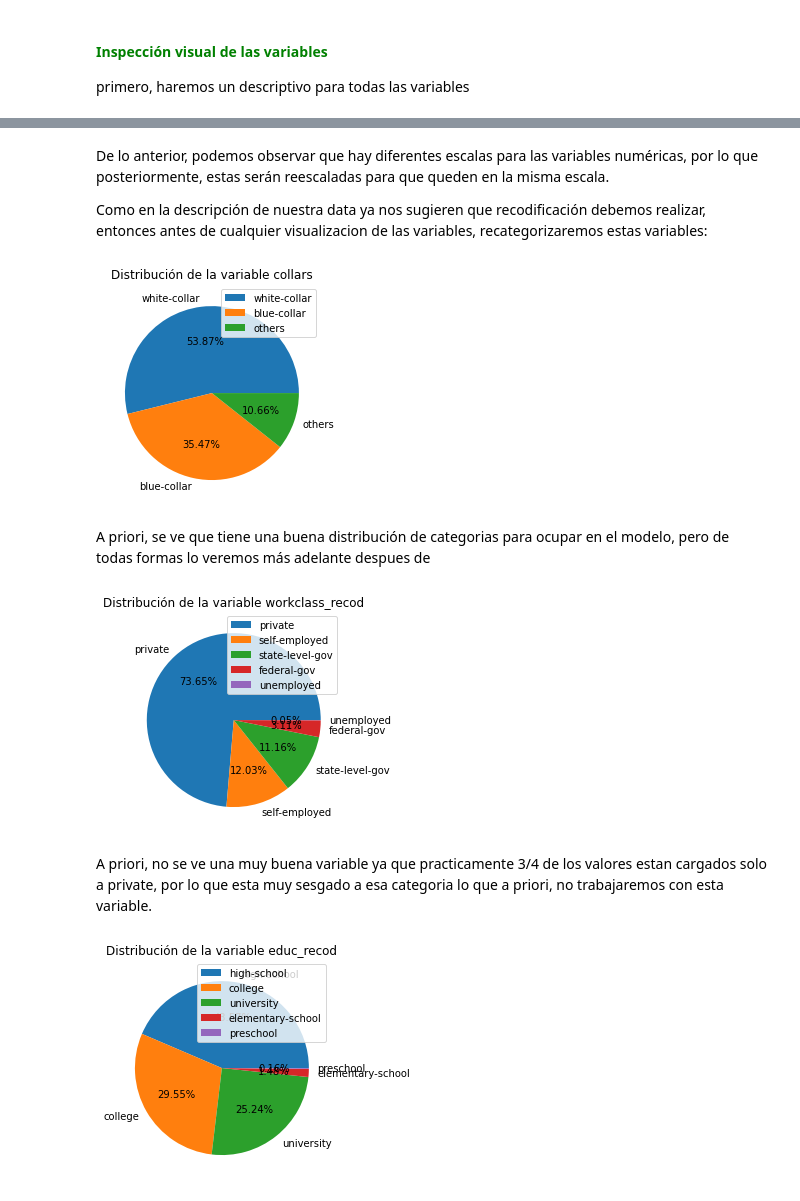
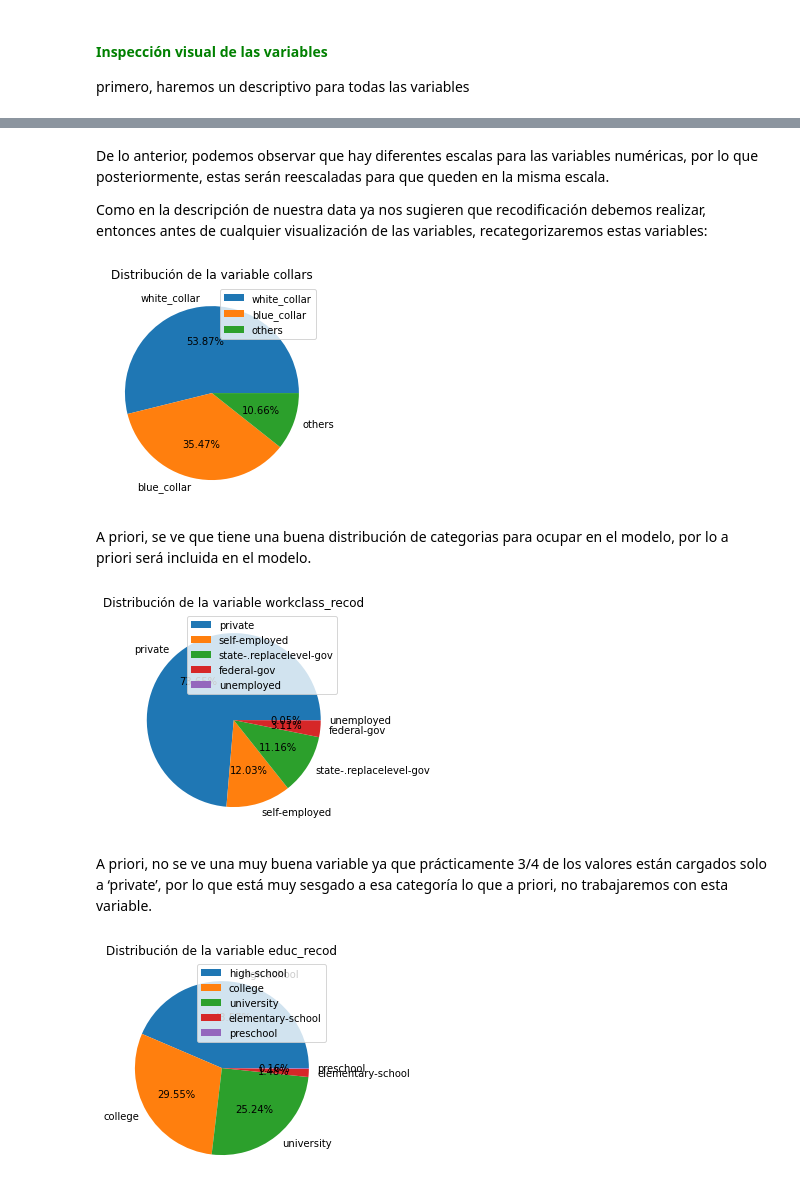
Before and after one commit to rodrigobarrazads/prueba2, a Jupyter notebook: Modulo2/Prueba/main_income.ipynb, the cells around one changed output, grey strips where cells are left out. Saved outputs shown, nothing was run; the diff lists cells and outputs as text; code cells hidden in the pictures.

```diff
--- a/Modulo2/Prueba/main_income.ipynb
+++ b/Modulo2/Prueba/main_income.ipynb
@@ -250,12 +252,12 @@ df.describe(include=['object', np.number]).T
 # %% [markdown]
 De lo anterior, podemos observar que hay diferentes escalas para las variables numéricas, por lo que posteriormente, estas serán reescaladas para que queden en la misma escala.
 
-Como en la descripción de nuestra data ya nos sugieren que recodificación debemos realizar, entonces antes de cualquier visualizacion de las variables, recategorizaremos estas variables:
+Como en la descripción de nuestra data ya nos sugieren que recodificación debemos realizar, entonces antes de cualquier visualización de las variables, recategorizaremos estas variables:
 # %%
 # Recodificacion de variable occupation
 
-collars = {'white-collar': ['Prof-specialty', 'Exec-managerial', 'Adm-clerical', 'Sales', 'Tech-support'],
-          'blue-collar': ['Craft-repair', 'Machine-op-inspct', 'Transport-moving','Handlers-cleaners', 'Farming-fishing', 'Protective-serv', 'Priv-house-serv'],
+collars = {'white_collar': ['Prof-specialty', 'Exec-managerial', 'Adm-clerical', 'Sales', 'Tech-support'],
+          'blue_collar': ['Craft-repair', 'Machine-op-inspct', 'Transport-moving','Handlers-cleaners', 'Farming-fishing', 'Protective-serv', 'Priv-house-serv'],
           'others': ['Other-service', 'Armed-Forces']
 }
 
@@ -263,26 +265,26 @@ df['collars'] = recodificar(df, 'occupation', collars)
 
 graf_pie(df, 'collars')
 # %% [output]
-[figure, old version]
+[figure, new version]
 # %% [markdown]
-A priori, se ve que tiene una buena distribución de categorias para ocupar en el modelo, pero de todas formas lo veremos más adelante despues de
+A priori, se ve que tiene una buena distribución de categorias para ocupar en el modelo, por lo a priori será incluida en el modelo.
 # %%
 # Recodificacion de variable workclass
 
-workclass_recod = {'state-level-gov': ['State-gov', 'Local-gov'],
+workclass_recod = {'state-.replacelevel-gov': ['State-gov', 'Local-gov'],
                    'self-employed': ['Self-emp-inc', 'Self-emp-not-inc'],
                    'unemployed': ['Never-worked', 'Without-pay'],
                    'federal-gov': ['Federal-gov'],
                    'private': ['Private']
 }
 
 df['workclass_recod'] = recodificar(df, 'workclass', workclass_recod)
 
 graf_pie(df, 'workclass_recod')
 # %% [output]
-[figure, old version]
+[figure, new version]
 # %% [markdown]
-A priori, no se ve una muy buena variable ya que practicamente 3/4 de los valores estan cargados solo a private, por lo que esta muy sesgado a esa categoria lo que a priori, no trabajaremos con esta variable.
+A priori, no se ve una muy buena variable ya que prácticamente 3/4 de los valores están cargados solo a ‘private’, por lo que está muy sesgado a esa categoría lo que a priori, no trabajaremos con esta variable.
 # %%
 # Recodificacion de variable education
 
```
Also changed, not shown: parts of 51 cells of this notebook, 1 other file.
